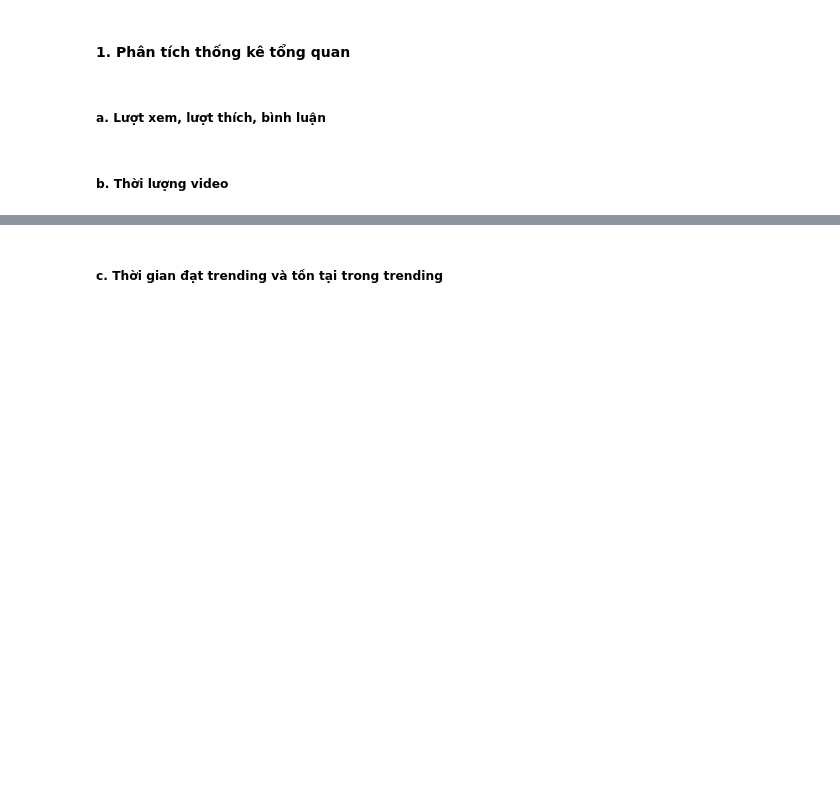
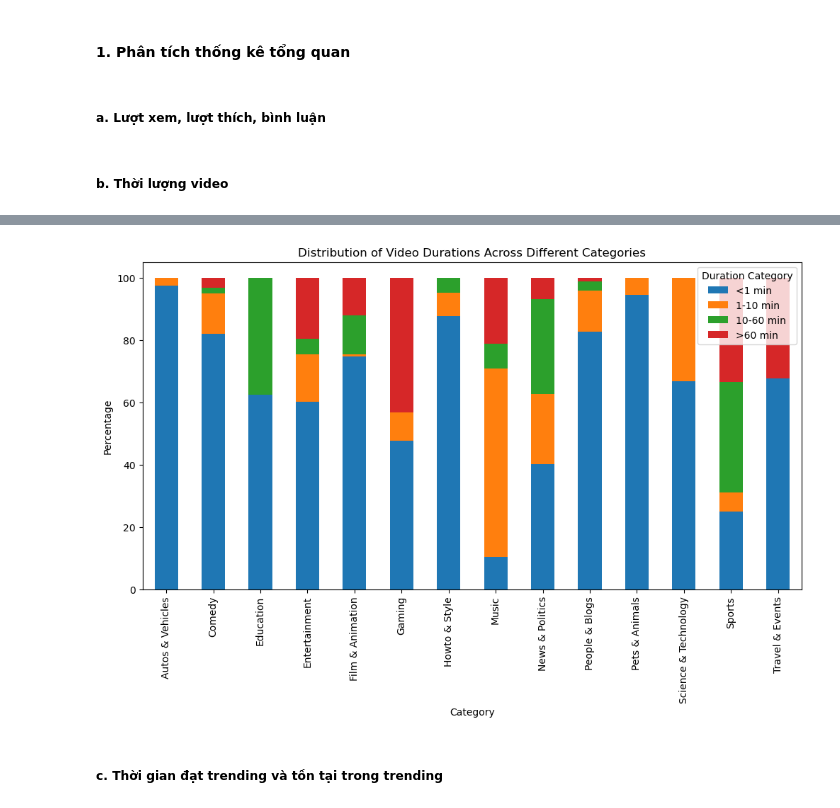
Before and after one commit to sleepifoxx/BTL-Data-Processing, a Jupyter notebook: DataProcessing.ipynb, the cells around one changed output, grey strips where cells are left out. Drawn from its saved outputs; the diff is of its cells as text; code cells hidden in the pictures; blank space fills up the shorter version.

```diff
--- a/DataProcessing.ipynb
+++ b/DataProcessing.ipynb
@@ -32,3 +80,19 @@ import matplotlib.pyplot as plt
+# %%
+# Create a pivot table to analyze the distribution of video durations across different categories
+duration_category_pivot = trending_videos.pivot_table(index='category', columns='duration_category', aggfunc='size', fill_value=0)
+
+# Normalize the pivot table to get the percentage distribution
+duration_category_percentage = duration_category_pivot.div(duration_category_pivot.sum(axis=1), axis=0) * 100
+
+# Plot the distribution
+duration_category_percentage.plot(kind='bar', stacked=True, figsize=(12, 6))
+plt.title('Distribution of Video Durations Across Different Categories')
+plt.xlabel('Category')
+plt.ylabel('Percentage')
+plt.legend(title='Duration Category')
+plt.show()
+# %% [output]
+[figure, added]
 # %%
 #=> Video thời lượng bao nhiêu dễ đạt trending nhất?
 # %% [markdown]
```
Also changed, not shown: parts of 15 cells of this notebook, 6 other files.
